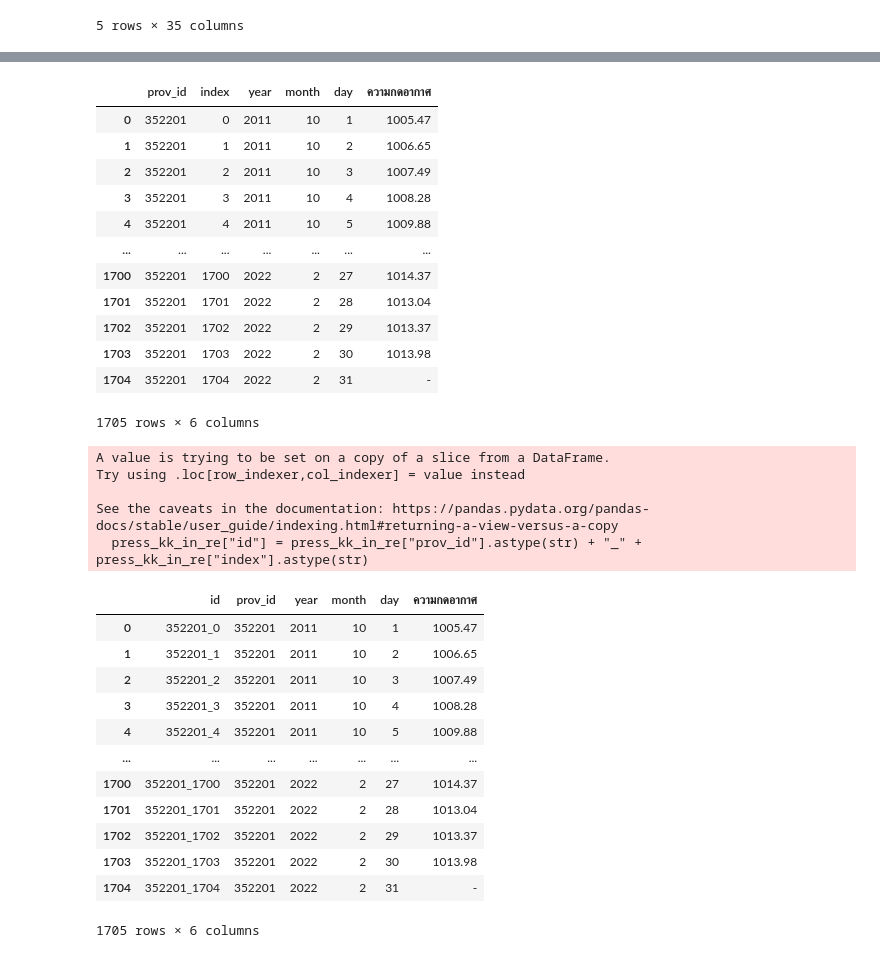
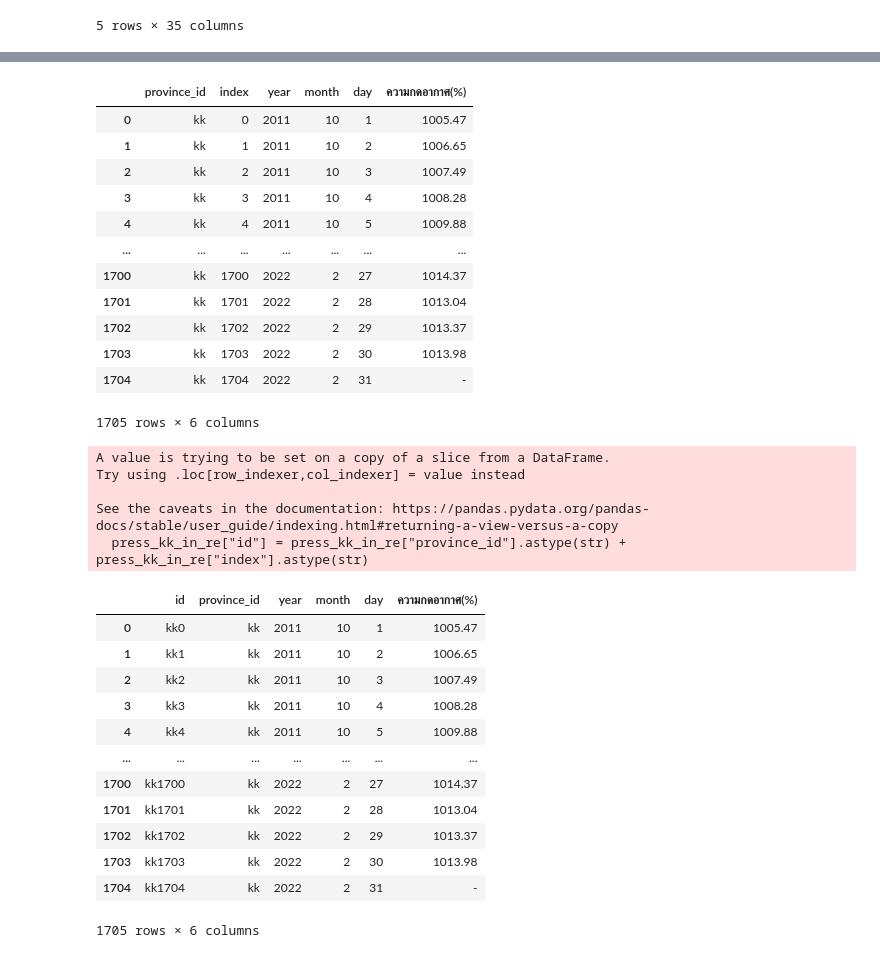
Before and after one commit to Tonry12/data_science_bootcamp_8_tonnaw, a Jupyter notebook: gistic.ipynb, the cells around one changed output, grey strips where cells are left out. Cells and saved outputs as stored; diff of their text form; code cells hidden in the pictures.

```diff
--- a/gistic.ipynb
+++ b/gistic.ipynb
@@ -62,5 +66,6 @@ press_kk_melt
 | 1703 | 352201-หนองคาย จ.หนองคาย | 2 | 2022 | 2 | 30 | 1013.98 |
 | 1704 | 352201-หนองคาย จ.หนองคาย | 2 | 2022 | 2 | 31 | - |
 1705 rows × 6 columns
-# %%
-press_kk_melt[['prov_id','สถานี']] = press_kk_melt['สถานี'].str.split('-', expand=True)
+# %%
+press_kk_melt['province_id'] = len(press_kk_melt)*['kk']
+press_kk_melt
@@ -67,43 +86,43 @@ press_kk_melt[['prov_id','สถานี']] = press_kk_melt['สถานี'].
 # %%
-press_kk_in = press_kk_melt[['prov_id','year','month','day','ความกดอากาศ']].reset_index()
-press_kk_in_re = press_kk_in[['prov_id','index','year','month','day','ความกดอากาศ']]
+press_kk_in = press_kk_melt[['province_id','year','month','day','ความกดอากาศ(%)']].reset_index()
+press_kk_in_re = press_kk_in[['province_id','index','year','month','day','ความกดอากาศ(%)']]
 press_kk_in_re
 # %% [output]
-|  | prov_id | index | year | month | day | ความกดอากาศ |
-| 0 | 352201 | 0 | 2011 | 10 | 1 | 1005.47 |
-| 1 | 352201 | 1 | 2011 | 10 | 2 | 1006.65 |
-| 2 | 352201 | 2 | 2011 | 10 | 3 | 1007.49 |
-| 3 | 352201 | 3 | 2011 | 10 | 4 | 1008.28 |
-| 4 | 352201 | 4 | 2011 | 10 | 5 | 1009.88 |
+|  | province_id | index | year | month | day | ความกดอากาศ(%) |
+| 0 | kk | 0 | 2011 | 10 | 1 | 1005.47 |
+| 1 | kk | 1 | 2011 | 10 | 2 | 1006.65 |
+| 2 | kk | 2 | 2011 | 10 | 3 | 1007.49 |
+| 3 | kk | 3 | 2011 | 10 | 4 | 1008.28 |
+| 4 | kk | 4 | 2011 | 10 | 5 | 1009.88 |
 | ... | ... | ... | ... | ... | ... | ... |
-| 1700 | 352201 | 1700 | 2022 | 2 | 27 | 1014.37 |
-| 1701 | 352201 | 1701 | 2022 | 2 | 28 | 1013.04 |
-| 1702 | 352201 | 1702 | 2022 | 2 | 29 | 1013.37 |
-| 1703 | 352201 | 1703 | 2022 | 2 | 30 | 1013.98 |
-| 1704 | 352201 | 1704 | 2022 | 2 | 31 | - |
+| 1700 | kk | 1700 | 2022 | 2 | 27 | 1014.37 |
+| 1701 | kk | 1701 | 2022 | 2 | 28 | 1013.04 |
+| 1702 | kk | 1702 | 2022 | 2 | 29 | 1013.37 |
+| 1703 | kk | 1703 | 2022 | 2 | 30 | 1013.98 |
+| 1704 | kk | 1704 | 2022 | 2 | 31 | - |
 1705 rows × 6 columns
 # %%
-press_kk_in_re["id"] = press_kk_in_re["prov_id"].astype(str) + "_" + press_kk_in_re["index"].astype(str)
+press_kk_in_re["id"] = press_kk_in_re["province_id"].astype(str) +  press_kk_in_re["index"].astype(str)
 # %% [output]
 A value is trying to be set on a copy of a slice from a DataFrame.
 Try using .loc[row_indexer,col_indexer] = value instead
 
 See the caveats in the documentation: https://pandas.pydata.org/pandas-docs/stable/user_guide/indexing.html#returning-a-view-versus-a-copy
-  press_kk_in_re["id"] = press_kk_in_re["prov_id"].astype(str) + "_" + press_kk_in_re["index"].astype(str)
+  press_kk_in_re["id"] = press_kk_in_re["province_id"].astype(str) +  press_kk_in_re["index"].astype(str)
 # %%
-press_kk_in_re_de = press_kk_in_re[['id','prov_id','year','month','day','ความกดอากาศ']]
+press_kk_in_re_de = press_kk_in_re[['id','province_id','year','month','day','ความกดอากาศ(%)']]
 press_kk_in_re_de
 # %% [output]
-|  | id | prov_id | year | month | day | ความกดอากาศ |
-| 0 | 352201_0 | 352201 | 2011 | 10 | 1 | 1005.47 |
-| 1 | 352201_1 | 352201 | 2011 | 10 | 2 | 1006.65 |
-| 2 | 352201_2 | 352201 | 2011 | 10 | 3 | 1007.49 |
-| 3 | 352201_3 | 352201 | 2011 | 10 | 4 | 1008.28 |
-| 4 | 352201_4 | 352201 | 2011 | 10 | 5 | 1009.88 |
+|  | id | province_id | year | month | day | ความกดอากาศ(%) |
+| 0 | kk0 | kk | 2011 | 10 | 1 | 1005.47 |
+| 1 | kk1 | kk | 2011 | 10 | 2 | 1006.65 |
+| 2 | kk2 | kk | 2011 | 10 | 3 | 1007.49 |
+| 3 | kk3 | kk | 2011 | 10 | 4 | 1008.28 |
+| 4 | kk4 | kk | 2011 | 10 | 5 | 1009.88 |
 | ... | ... | ... | ... | ... | ... | ... |
-| 1700 | 352201_1700 | 352201 | 2022 | 2 | 27 | 1014.37 |
-| 1701 | 352201_1701 | 352201 | 2022 | 2 | 28 | 1013.04 |
-| 1702 | 352201_1702 | 352201 | 2022 | 2 | 29 | 1013.37 |
-| 1703 | 352201_1703 | 352201 | 2022 | 2 | 30 | 1013.98 |
-| 1704 | 352201_1704 | 352201 | 2022 | 2 | 31 | - |
+| 1700 | kk1700 | kk | 2022 | 2 | 27 | 1014.37 |
+| 1701 | kk1701 | kk | 2022 | 2 | 28 | 1013.04 |
+| 1702 | kk1702 | kk | 2022 | 2 | 29 | 1013.37 |
+| 1703 | kk1703 | kk | 2022 | 2 | 30 | 1013.98 |
+| 1704 | kk1704 | kk | 2022 | 2 | 31 | - |
 1705 rows × 6 columns
```
Also changed, not shown: parts of 9 cells of this notebook.
